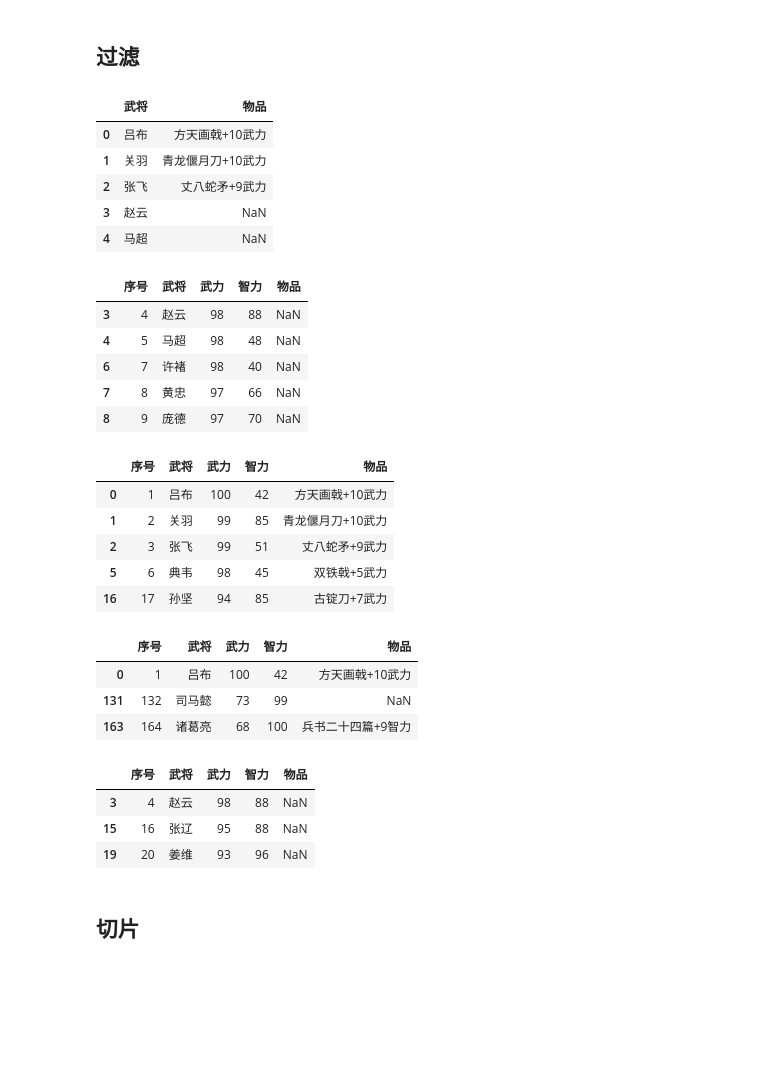
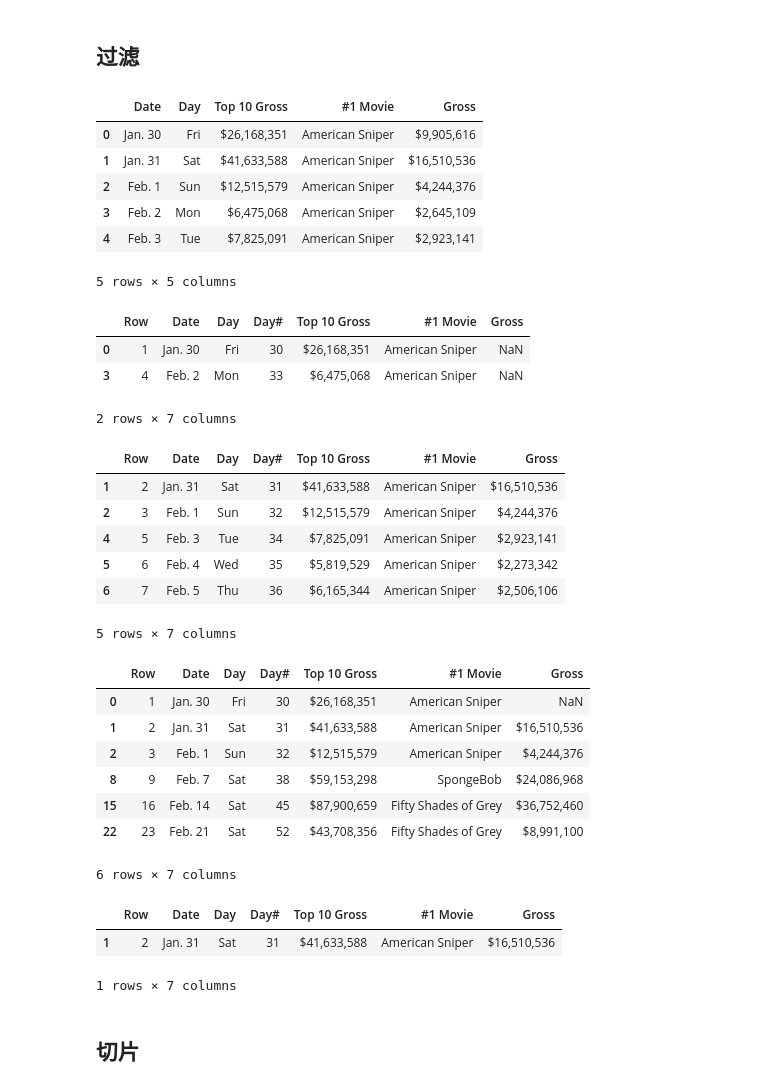
Before and after one commit to dormouse/blog, a Jupyter notebook: pandas/pandas_test.ipynb, the cells around one changed output. Saved outputs shown, nothing was run; the diff lists cells and outputs as text; code cells hidden in the pictures; blank space fills up the shorter version.

```diff
--- a/pandas/pandas_test.ipynb
+++ b/pandas/pandas_test.ipynb
@@ -32,4 +32,6 @@ import numpy as np
 ## 读入数据
 # %%
 # 读入 CSV 格式数据
-df_sango = pd.read_csv('test.csv',encoding='utf-8')
+# 数据来源：http://boxofficemojo.com/daily/
+df_movies = pd.read_csv('movies.csv', sep='\t', encoding='utf-8')
+df_movies.head()
@@ -332,52 +386,57 @@ df.head(3)
 # %% [markdown]
 ## 过滤
 # %%
-df = df_sango.copy()
+df = df_movies.copy()
 # 根据列类型过滤
 # 只选择字符串型的列
 df.loc[:, (df.dtypes == np.dtype('O')).values].head()
 # %% [output]
-|  | 武将 | 物品 |
-| 0 | 吕布 | 方天画戟+10武力 |
-| 1 | 关羽 | 青龙偃月刀+10武力 |
-| 2 | 张飞 | 丈八蛇矛+9武力 |
-| 3 | 赵云 | NaN |
-| 4 | 马超 | NaN |
+|  | Date | Day | Top 10 Gross | #1 Movie | Gross |
+| 0 | Jan. 30 | Fri | $26,168,351 | American Sniper | $9,905,616 |
+| 1 | Jan. 31 | Sat | $41,633,588 | American Sniper | $16,510,536 |
+| 2 | Feb. 1 | Sun | $12,515,579 | American Sniper | $4,244,376 |
+| 3 | Feb. 2 | Mon | $6,475,068 | American Sniper | $2,645,109 |
+| 4 | Feb. 3 | Tue | $7,825,091 | American Sniper | $2,923,141 |
+5 rows × 5 columns
+# %%
+# 选择 artifact 为空值的行
+df.ix[0, u'Gross'] = np.nan
+df.ix[3, u'Gross'] = np.nan
+df[df[u'Gross'].isnull()].head()
+# %% [output]
+|  | Row | Date | Day | Day# | Top 10 Gross | #1 Movie | Gross |
+| 0 | 1 | Jan. 30 | Fri | 30 | $26,168,351 | American Sniper | NaN |
+| 3 | 4 | Feb. 2 | Mon | 33 | $6,475,068 | American Sniper | NaN |
+2 rows × 7 columns
 # %%
-# 选择 artifact 为空值的行
-df[df[u'物品'].isnull()].head()
+# 选择`物品`为非空值的行
+df[df[u'Gross'].notnull()].head()
 # %% [output]
-|  | 序号 | 武将 | 武力 | 智力 | 物品 |
-| 3 | 4 | 赵云 | 98 | 88 | NaN |
-| 4 | 5 | 马超 | 98 | 48 | NaN |
-| 6 | 7 | 许褚 | 98 | 40 | NaN |
-| 7 | 8 | 黄忠 | 97 | 66 | NaN |
-| 8 | 9 | 庞德 | 97 | 70 | NaN |
+|  | Row | Date | Day | Day# | Top 10 Gross | #1 Movie | Gross |
+| 1 | 2 | Jan. 31 | Sat | 31 | $41,633,588 | American Sniper | $16,510,536 |
+| 2 | 3 | Feb. 1 | Sun | 32 | $12,515,579 | American Sniper | $4,244,376 |
+| 4 | 5 | Feb. 3 | Tue | 34 | $7,825,091 | American Sniper | $2,923,141 |
+| 5 | 6 | Feb. 4 | Wed | 35 | $5,819,529 | American Sniper | $2,273,342 |
+| 6 | 7 | Feb. 5 | Thu | 36 | $6,165,344 | American Sniper | $2,506,106 |
+5 rows × 7 columns
-# %%
-# 选择`物品`为非空值的行
-df[df[u'物品'].notnull()].head()
-# %% [output]
-|  | 序号 | 武将 | 武力 | 智力 | 物品 |
-| 0 | 1 | 吕布 | 100 | 42 | 方天画戟+10武力 |
-| 1 | 2 | 关羽 | 99 | 85 | 青龙偃月刀+10武力 |
-| 2 | 3 | 张飞 | 99 | 51 | 丈八蛇矛+9武力 |
-| 5 | 6 | 典韦 | 98 | 45 | 双铁戟+5武力 |
-| 16 | 17 | 孙坚 | 94 | 85 | 古锭刀+7武力 |
 # %%
 # 根据条件过滤
-df[ (df[u'武力'] >99) | (df[u'智力'] >= 99) ]
+df[ (df[u'Day'] == u'Sat') | (df[u'Day#'] <= 32) ]
 # %% [output]
-|  | 序号 | 武将 | 武力 | 智力 | 物品 |
-| 0 | 1 | 吕布 | 100 | 42 | 方天画戟+10武力 |
-| 131 | 132 | 司马懿 | 73 | 99 | NaN |
-| 163 | 164 | 诸葛亮 | 68 | 100 | 兵书二十四篇+9智力 |
+|  | Row | Date | Day | Day# | Top 10 Gross | #1 Movie | Gross |
+| 0 | 1 | Jan. 30 | Fri | 30 | $26,168,351 | American Sniper | NaN |
+| 1 | 2 | Jan. 31 | Sat | 31 | $41,633,588 | American Sniper | $16,510,536 |
+| 2 | 3 | Feb. 1 | Sun | 32 | $12,515,579 | American Sniper | $4,244,376 |
+| 8 | 9 | Feb. 7 | Sat | 38 | $59,153,298 | SpongeBob | $24,086,968 |
+| 15 | 16 | Feb. 14 | Sat | 45 | $87,900,659 | Fifty Shades of Grey | $36,752,460 |
+| 22 | 23 | Feb. 21 | Sat | 52 | $43,708,356 | Fifty Shades of Grey | $8,991,100 |
+6 rows × 7 columns
 # %%
-df[ (df[u'武力'] >87) & (df[u'智力'] >= 87) ]
+df[ (df[u'Day'] == u'Sat') & (df[u'Day#'] <= 32) ]
 # %% [output]
-|  | 序号 | 武将 | 武力 | 智力 | 物品 |
-| 3 | 4 | 赵云 | 98 | 88 | NaN |
-| 15 | 16 | 张辽 | 95 | 88 | NaN |
-| 19 | 20 | 姜维 | 93 | 96 | NaN |
+|  | Row | Date | Day | Day# | Top 10 Gross | #1 Movie | Gross |
+| 1 | 2 | Jan. 31 | Sat | 31 | $41,633,588 | American Sniper | $16,510,536 |
+1 rows × 7 columns
 # %% [markdown]
 ## 切片
 # %% [markdown]
```
Also changed, not shown: parts of 37 cells of this notebook, 8 other files.
